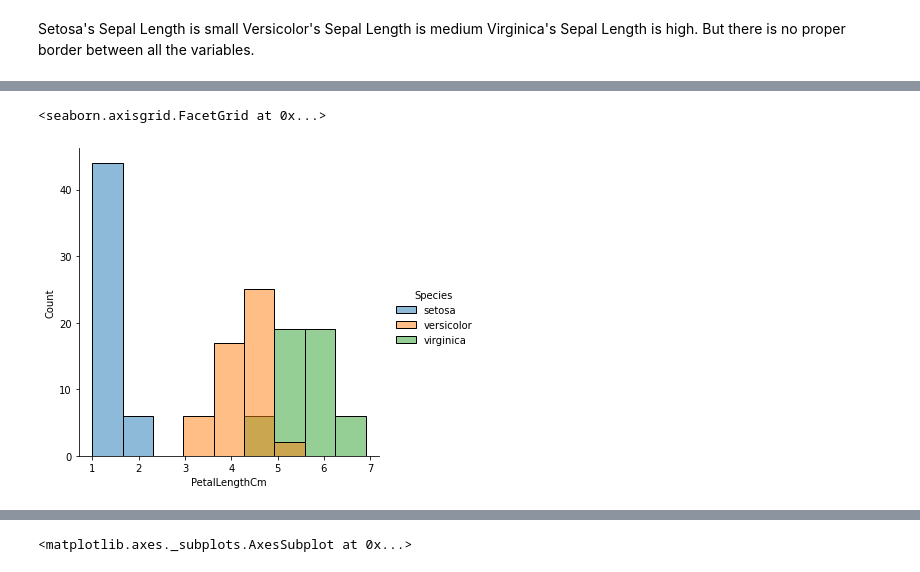
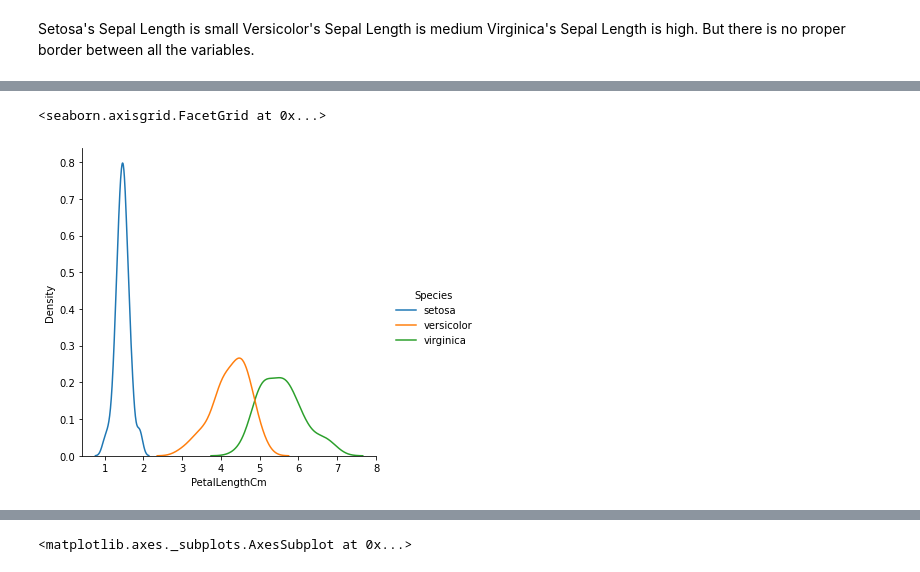
Before and after one commit to anilkumarKanasani/Google_colab_notebooks, a Jupyter notebook: Analysing_Iris_Flowers.ipynb, the cells around one changed output, grey strips where cells are left out. Drawn from its saved outputs; the diff is of its cells as text; code cells hidden in the pictures.

```diff
--- a/Analysing_Iris_Flowers.ipynb
+++ b/Analysing_Iris_Flowers.ipynb
@@ -111,5 +135,5 @@ sns.displot(data=df , x = "SepalWidthCm",hue = "Species" )
 # %%
-sns.displot(data=df , x = "PetalLengthCm",hue = "Species" )
+sns.displot(data=df , x = "PetalLengthCm",hue = "Species" , kind='kde' )
 # %% [output]
 <seaborn.axisgrid.FacetGrid at 0x...>
-[figure, old version]
+[figure, new version]
```
Also changed, not shown: parts of 21 cells of this notebook.
